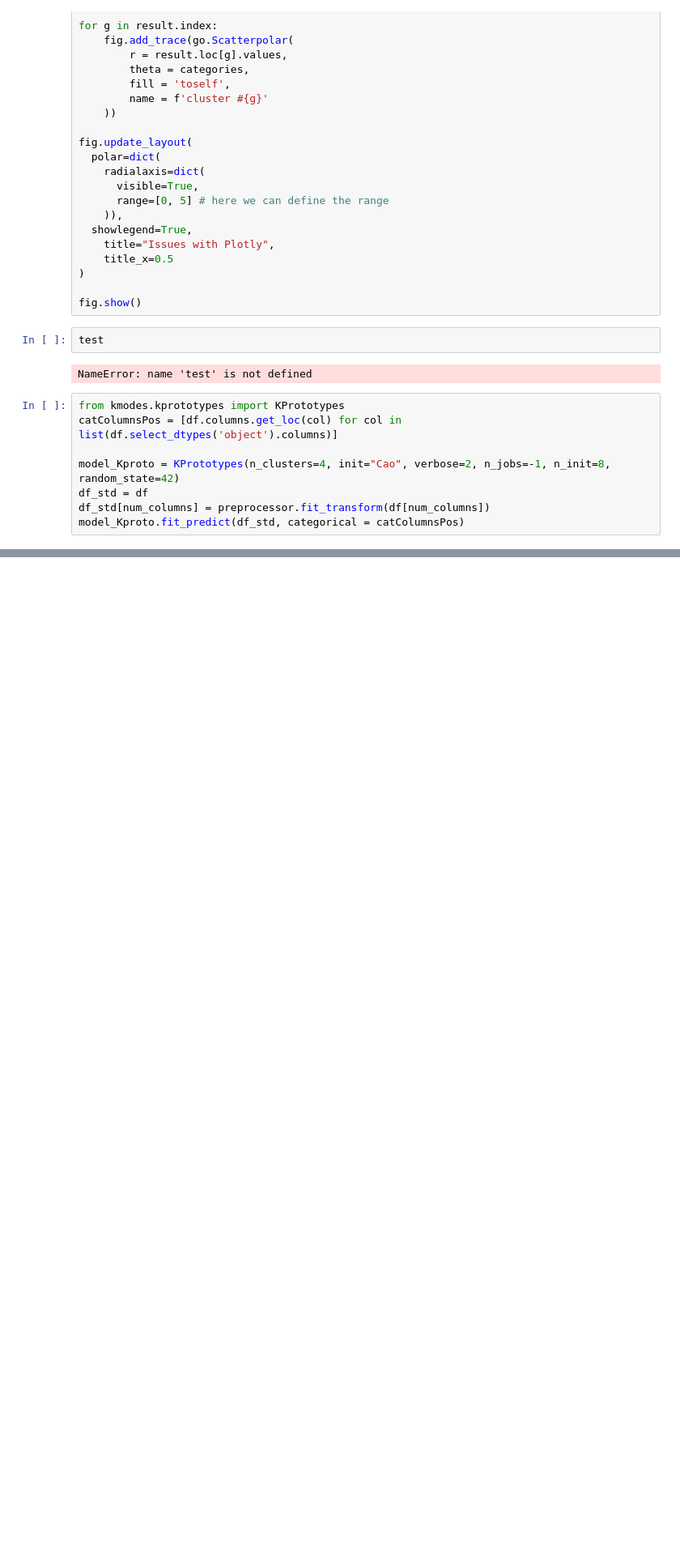
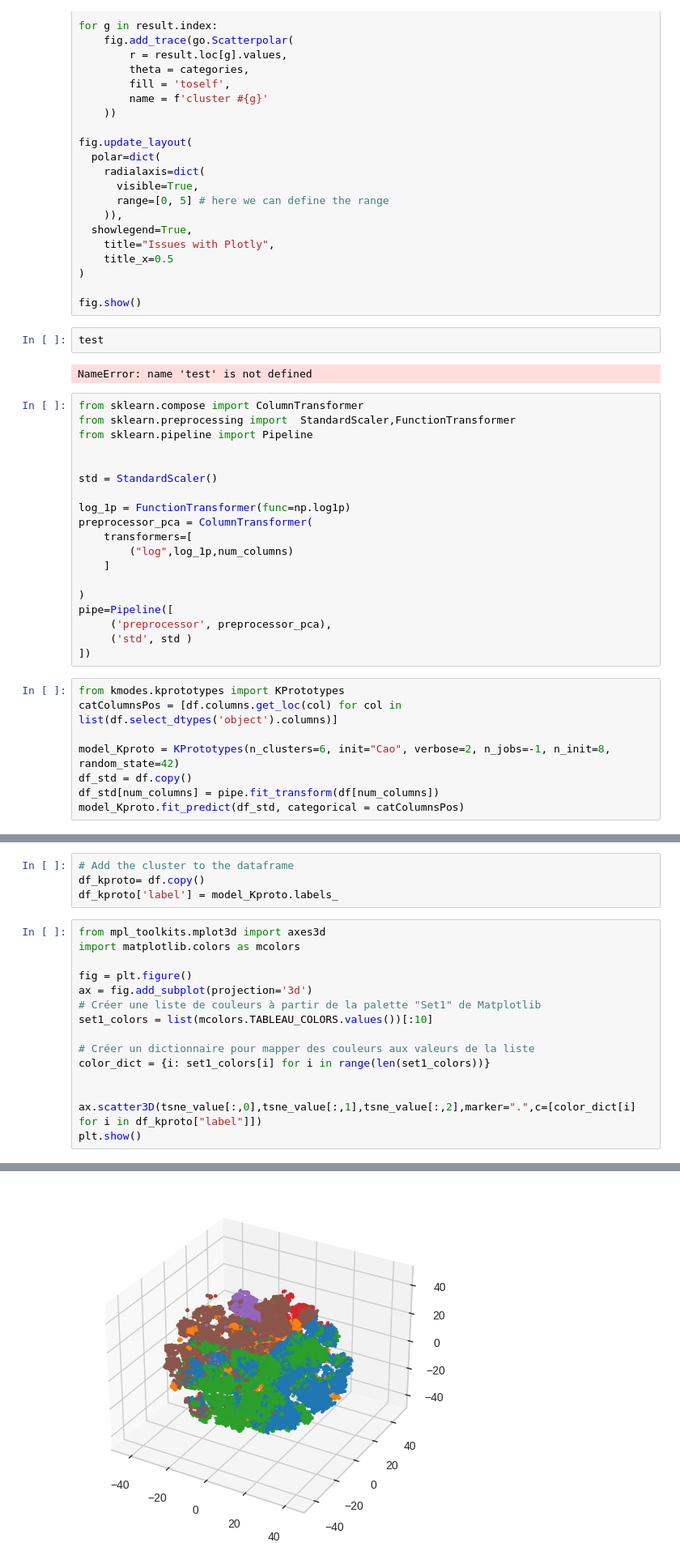
Before and after one commit to StevenDelval/segmentation_client, a Jupyter notebook: model.ipynb, the cells around one changed output, grey strips where cells are left out. Shown at 81% size. Drawn from its saved outputs; the diff is of its cells as text; blank space fills up the shorter version.

Commit message:
model

```diff
--- a/model.ipynb
+++ b/model.ipynb
@@ -149,11 +149,30 @@ fig.show()
 test
 # %% [output]
 NameError: name 'test' is not defined
+# %%
+from sklearn.compose import ColumnTransformer
+from sklearn.preprocessing import  StandardScaler,FunctionTransformer
+from sklearn.pipeline import Pipeline
+
+
+std = StandardScaler()
+
+log_1p = FunctionTransformer(func=np.log1p)
+preprocessor_pca = ColumnTransformer(
+    transformers=[
+        ("log",log_1p,num_columns)
+    ]
+
+)
+pipe=Pipeline([
+     ('preprocessor', preprocessor_pca),
+     ('std', std )
+])
 # %%
 from kmodes.kprototypes import KPrototypes
 catColumnsPos = [df.columns.get_loc(col) for col in list(df.select_dtypes('object').columns)]
 
-model_Kproto = KPrototypes(n_clusters=4, init="Cao", verbose=2, n_jobs=-1, n_init=8, random_state=42)
-df_std = df
-df_std[num_columns] = preprocessor.fit_transform(df[num_columns])
+model_Kproto = KPrototypes(n_clusters=6, init="Cao", verbose=2, n_jobs=-1, n_init=8, random_state=42)
+df_std = df.copy()
+df_std[num_columns] = pipe.fit_transform(df[num_columns])
 model_Kproto.fit_predict(df_std, categorical = catColumnsPos)
@@ -164,0 +198,20 @@ for center in centroides:
+# %%
+# Add the cluster to the dataframe
+df_kproto= df.copy()
+df_kproto['label'] = model_Kproto.labels_
+# %%
+from mpl_toolkits.mplot3d import axes3d
+import matplotlib.colors as mcolors
+
+fig = plt.figure()
+ax = fig.add_subplot(projection='3d')
+# Créer une liste de couleurs à partir de la palette "Set1" de Matplotlib
+set1_colors = list(mcolors.TABLEAU_COLORS.values())[:10]
+
+# Créer un dictionnaire pour mapper des couleurs aux valeurs de la liste
+color_dict = {i: set1_colors[i] for i in range(len(set1_colors))}
+
+
+ax.scatter3D(tsne_value[:,0],tsne_value[:,1],tsne_value[:,2],marker=".",c=[color_dict[i] for i in df_kproto["label"]])
+plt.show()
+# %% [output]
@@ -164,0 +219 @@ for center in centroides:
+[figure, added]
```
Also changed, not shown: parts of 11 cells of this notebook, 1 other file.
